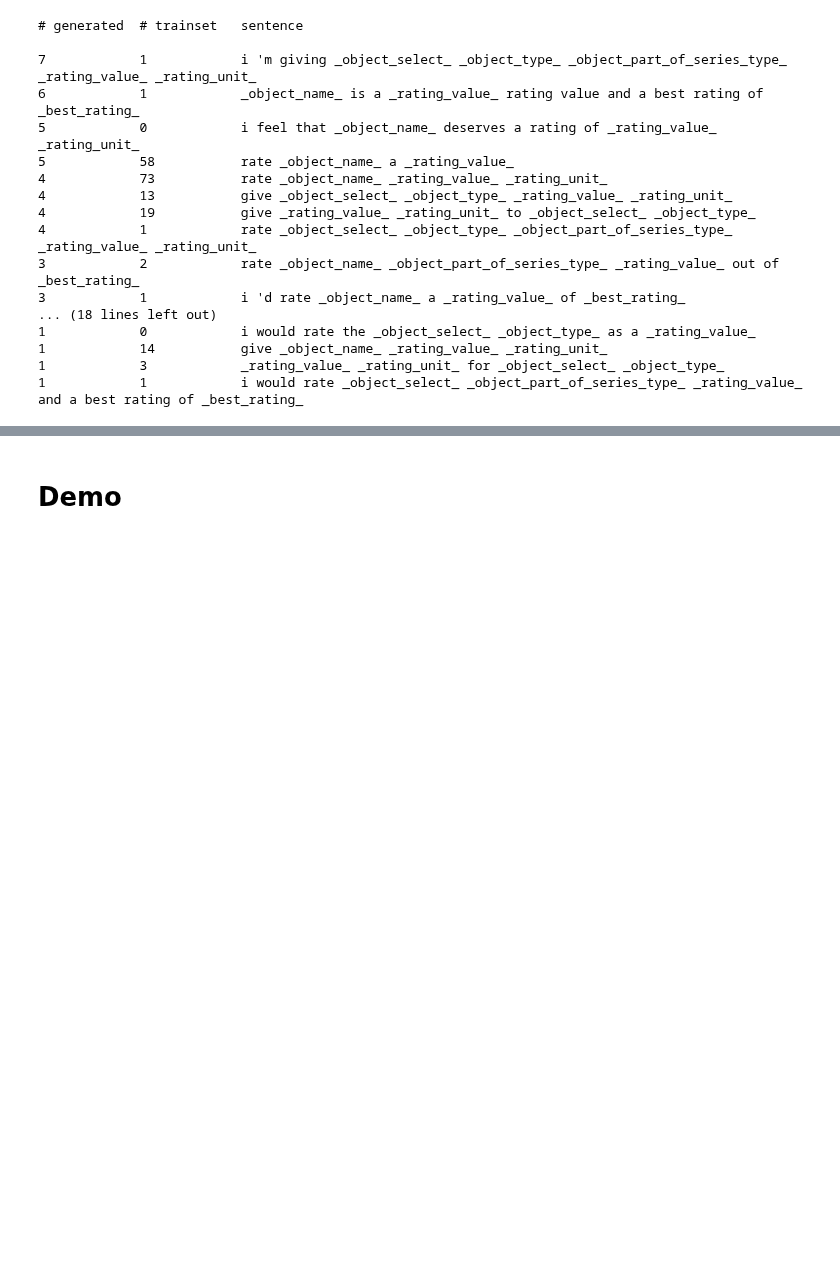
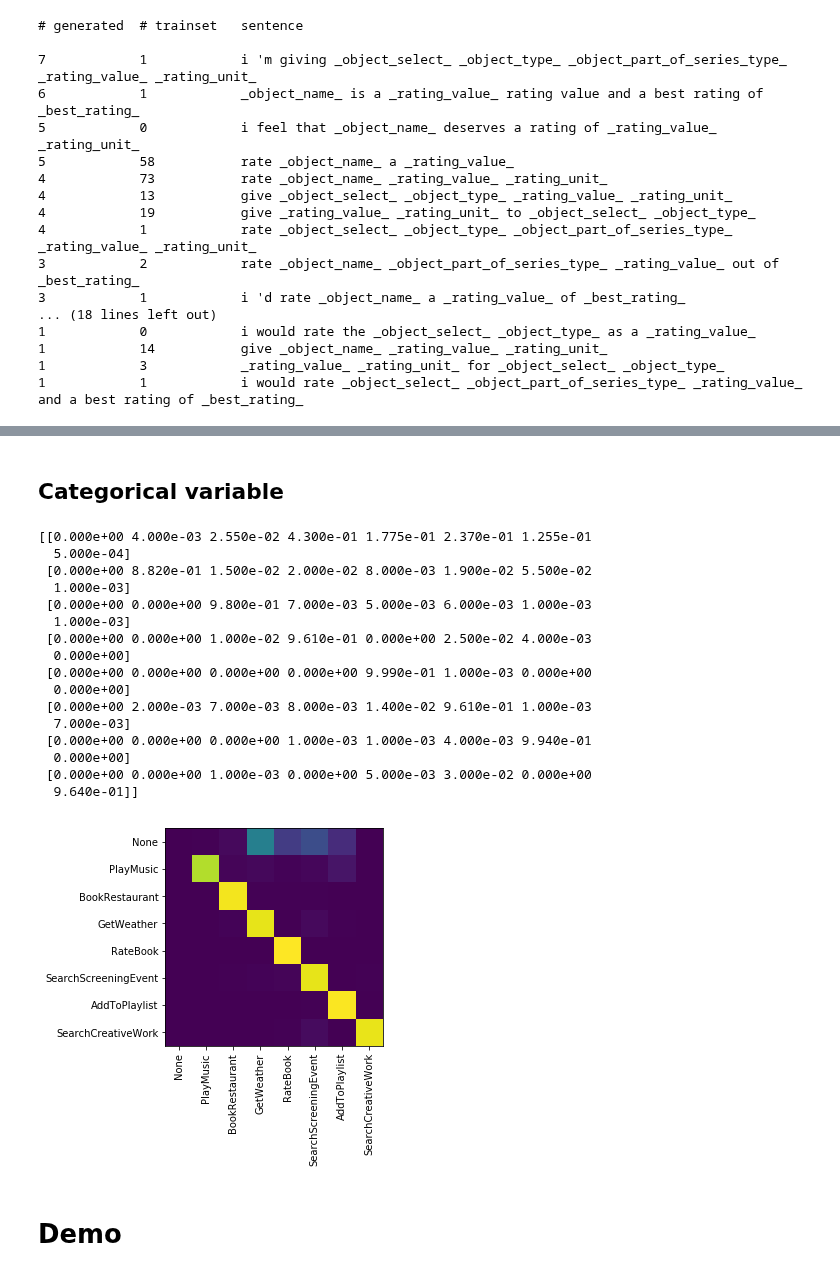
Before and after one commit to sonos/automatic-data-generation, a Jupyter notebook: automatic_data_generation/analysis.ipynb, the cells around one changed output, grey strips where cells are left out. Drawn from its saved outputs; the diff is of its cells as text; code cells hidden in the pictures; blank space fills up the shorter version.

```diff
--- a/automatic_data_generation/analysis.ipynb
+++ b/automatic_data_generation/analysis.ipynb
@@ -370,3 +376,38 @@ fig.tight_layout(rect=[0, 0.03, 1, 0.9])
+# %% [markdown]
+## Categorical variable
+# %%
+data = run['logs']['dev']['classifications']
+classifications = np.zeros((len(data), len(data)))
+for i1, intent1 in enumerate(data.keys()):
+    for i2, intent2 in enumerate(data[intent1].keys()):
+        classifications[i1][i2] = data[intent1][intent2]/sum(data[intent1].values())
+plt.imshow(classifications)
+print(classifications)
+
+labels = data.keys()
+plt.gca().set_xticks(range(len(labels)))
+plt.gca().set_yticks(range(len(labels)))
+plt.gca().set_xticklabels(labels, rotation=90)
+plt.gca().set_yticklabels(labels)
+plt.show()
+# %% [output]
+[[0.000e+00 4.000e-03 2.550e-02 4.300e-01 1.775e-01 2.370e-01 1.255e-01
+  5.000e-04]
+ [0.000e+00 8.820e-01 1.500e-02 2.000e-02 8.000e-03 1.900e-02 5.500e-02
+  1.000e-03]
+ [0.000e+00 0.000e+00 9.800e-01 7.000e-03 5.000e-03 6.000e-03 1.000e-03
+  1.000e-03]
+ [0.000e+00 0.000e+00 1.000e-02 9.610e-01 0.000e+00 2.500e-02 4.000e-03
+  0.000e+00]
+ [0.000e+00 0.000e+00 0.000e+00 0.000e+00 9.990e-01 1.000e-03 0.000e+00
+  0.000e+00]
+ [0.000e+00 2.000e-03 7.000e-03 8.000e-03 1.400e-02 9.610e-01 1.000e-03
+  7.000e-03]
+ [0.000e+00 0.000e+00 0.000e+00 1.000e-03 1.000e-03 4.000e-03 9.940e-01
+  0.000e+00]
+ [0.000e+00 0.000e+00 1.000e-03 0.000e+00 5.000e-03 3.000e-02 0.000e+00
+  9.640e-01]]
+[figure, added]
 # %% [markdown]
 # Demo
 # %%
```
Also changed, not shown: parts of 4 cells of this notebook, 5 other files.
